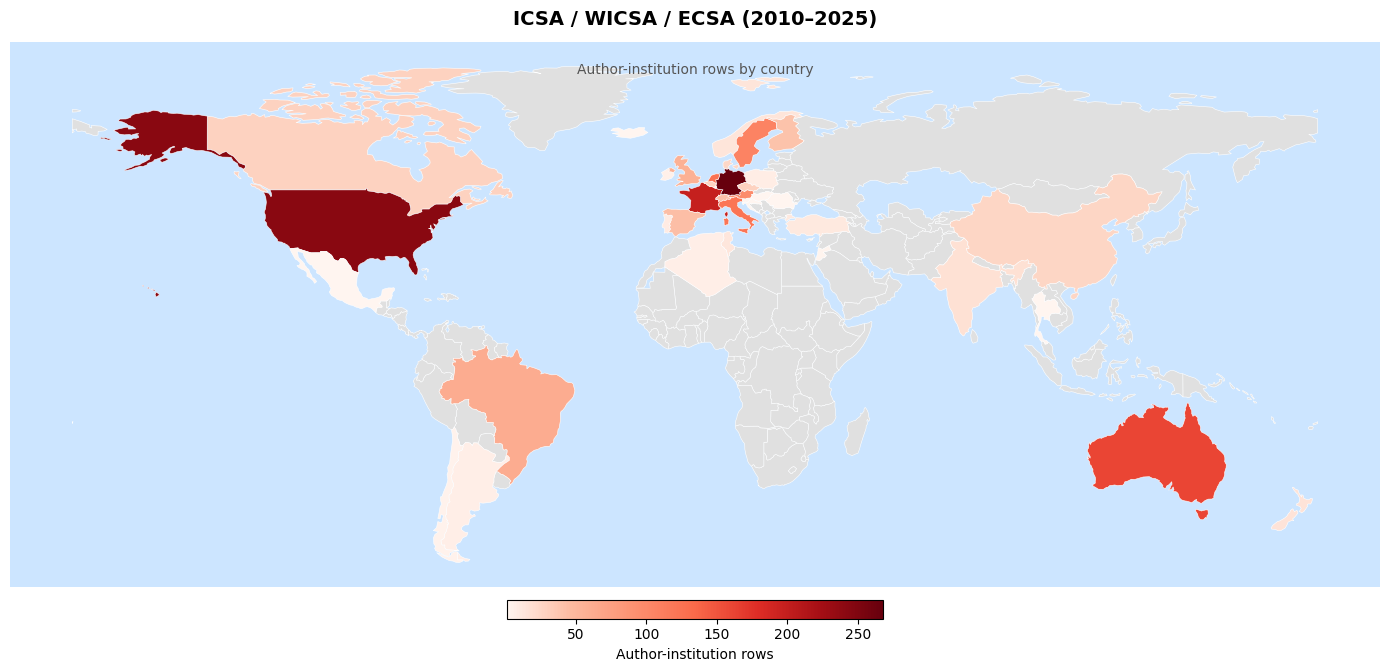
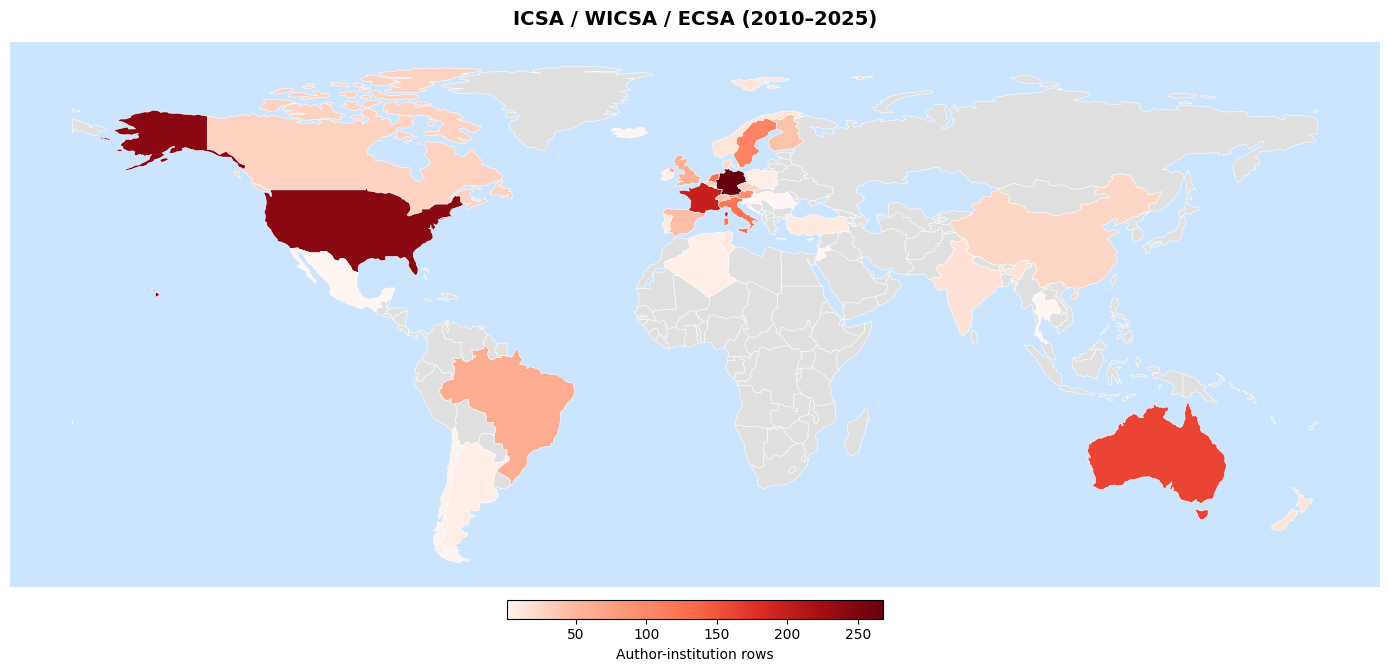
The change to this notebook cell's code, shown as a diff; its figure went from the first image to the second:
--- before
+++ after
@@ -28,10 +28,4 @@
 
 ax.set_title(TITLE, fontsize=14, fontweight="bold", pad=12)
-ax.text(
-    0.5, 0.96, SUBTITLE,
-    transform=ax.transAxes,
-    ha="center", va="top",
-    fontsize=10, color="#555",
-)
 # hide ticks/spines but keep the axes patch so the sea color renders
 ax.set_xticks([])

Commit: cleaned static